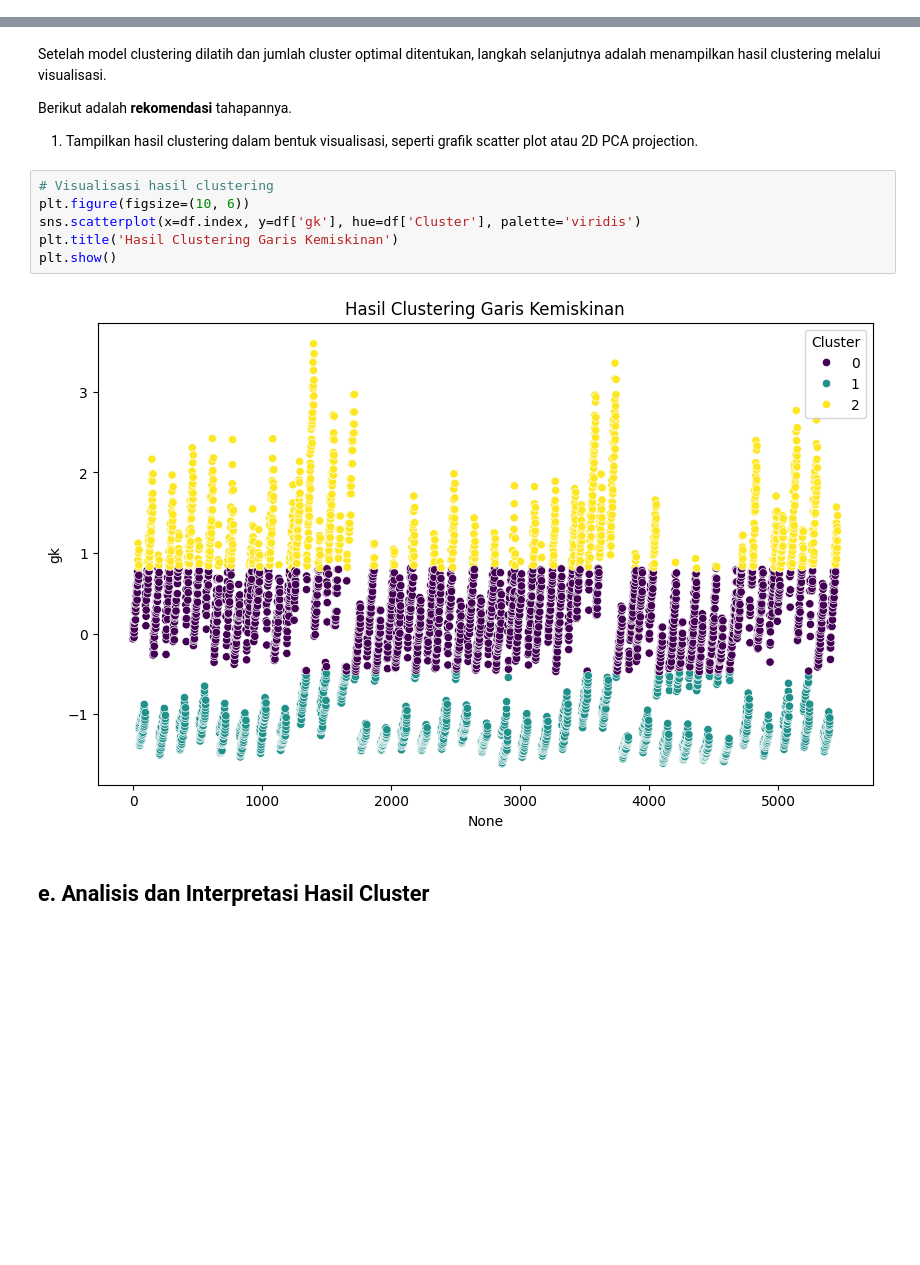
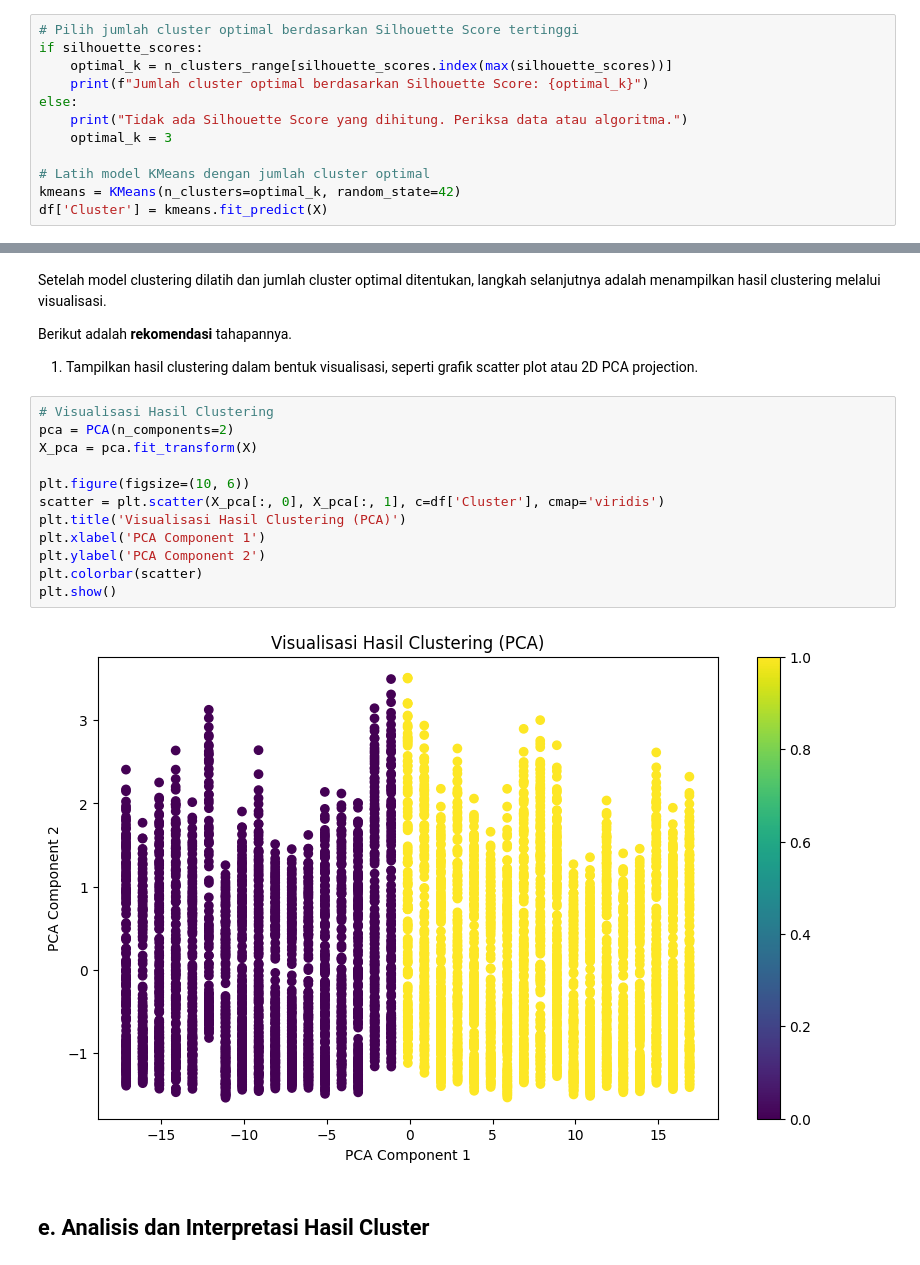
Before and after one commit to gitHUBmichael20/machine-learning-submissions, a Jupyter notebook: [Clustering]_Submission_Akhir_BMLP_Michael_Teguh_Carlo_Simbolon.ipynb, the cells around one changed output, grey strips where cells are left out. Saved outputs shown, nothing was run; the diff lists cells and outputs as text; blank space fills up the shorter version.

```diff
--- a/[Clustering]_Submission_Akhir_BMLP_Michael_Teguh_Carlo_Simbolon.ipynb
+++ b/[Clustering]_Submission_Akhir_BMLP_Michael_Teguh_Carlo_Simbolon.ipynb
@@ -199,3 +212,15 @@ Untuk menentukan jumlah cluster yang optimal dalam model clustering, Anda dapat
 Metode ini membantu kita menemukan jumlah cluster yang memberikan pemisahan terbaik antar kelompok data, sehingga model yang dibangun dapat lebih efektif. Berikut adalah **rekomendasi** tahapannya.
 1. Gunakan Silhouette Score dan Elbow Method untuk menentukan jumlah cluster optimal.
 2. Hitung Silhouette Score sebagai ukuran kualitas cluster.
+# %%
+# Pilih jumlah cluster optimal berdasarkan Silhouette Score tertinggi
+if silhouette_scores:
+    optimal_k = n_clusters_range[silhouette_scores.index(max(silhouette_scores))]
+    print(f"Jumlah cluster optimal berdasarkan Silhouette Score: {optimal_k}")
+else:
+    print("Tidak ada Silhouette Score yang dihitung. Periksa data atau algoritma.")
+    optimal_k = 3
+
+# Latih model KMeans dengan jumlah cluster optimal
+kmeans = KMeans(n_clusters=optimal_k, random_state=42)
+df['Cluster'] = kmeans.fit_predict(X)
@@ -210,14 +237,20 @@ Setelah model clustering dilatih dan jumlah cluster optimal ditentukan, langkah
 
 Berikut adalah **rekomendasi** tahapannya.
 1. Tampilkan hasil clustering dalam bentuk visualisasi, seperti grafik scatter plot atau 2D PCA projection.
-# %%
-# Visualisasi hasil clustering
-plt.figure(figsize=(10, 6))
-sns.scatterplot(x=df.index, y=df['gk'], hue=df['Cluster'], palette='viridis')
-plt.title('Hasil Clustering Garis Kemiskinan')
-plt.show()
-# %% [output]
-[figure, removed]
+# %%
+# Visualisasi Hasil Clustering
+pca = PCA(n_components=2)
+X_pca = pca.fit_transform(X)
+
+plt.figure(figsize=(10, 6))
+scatter = plt.scatter(X_pca[:, 0], X_pca[:, 1], c=df['Cluster'], cmap='viridis')
+plt.title('Visualisasi Hasil Clustering (PCA)')
+plt.xlabel('PCA Component 1')
+plt.ylabel('PCA Component 2')
+plt.colorbar(scatter)
+plt.show()
+# %% [output]
+[figure, added]
 # %% [markdown]
 ## **e. Analisis dan Interpretasi Hasil Cluster**
 # %% [markdown]
```
Also changed, not shown: parts of 13 cells of this notebook, 2 other files.
